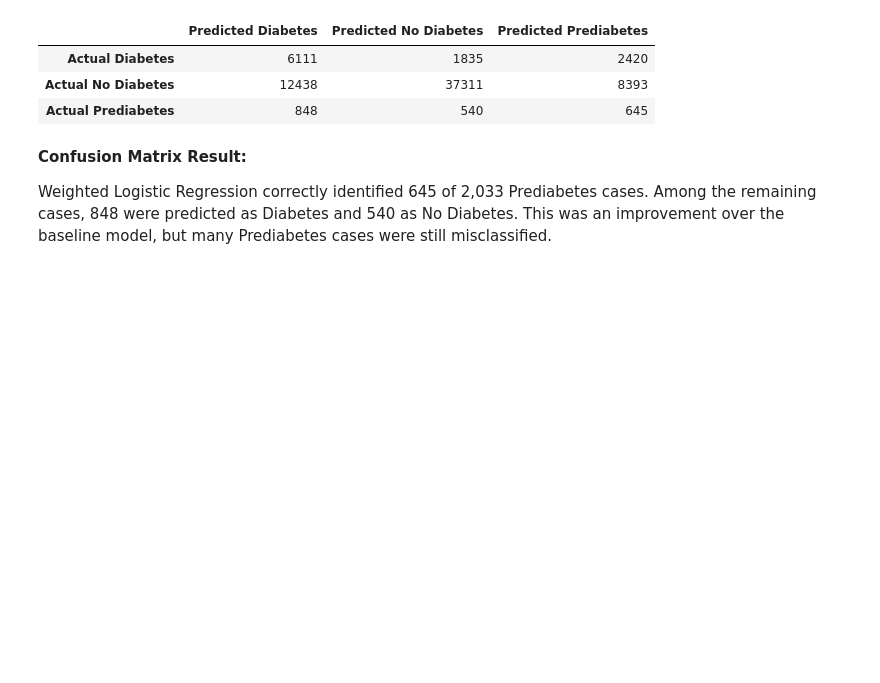
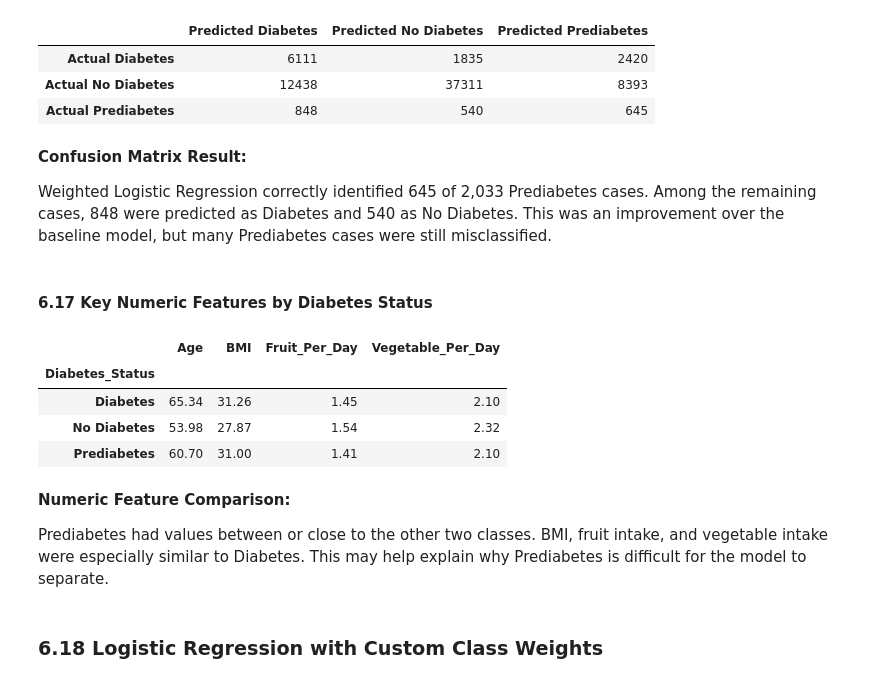
Before and after one commit to fujisoftboy2009/F26_4495_S2_LiqinS, a Jupyter notebook: Implementation/DiabetesAnalysis.ipynb, the cells around one changed output. Cells and saved outputs as stored; diff of their text form; code cells hidden in the pictures; blank space fills up the shorter version.

```diff
--- a/Implementation/DiabetesAnalysis.ipynb
+++ b/Implementation/DiabetesAnalysis.ipynb
@@ -2112,3 +2117,24 @@ display(weighted_logistic_cm_df)
 **Confusion Matrix Result:**
 
 Weighted Logistic Regression correctly identified 645 of 2,033 Prediabetes cases. Among the remaining cases, 848 were predicted as Diabetes and 540 as No Diabetes. This was an improvement over the baseline model, but many Prediabetes cases were still misclassified.
+# %% [markdown]
+#### 6.17 Key Numeric Features by Diabetes Status
+# %%
+# Compare key numeric features between the three classes
+feature_compare = model_df.groupby('Diabetes_Status')[
+    ['Age', 'BMI', 'Fruit_Per_Day', 'Vegetable_Per_Day']
+].mean().round(2)
+
+display(feature_compare)
+# %% [output]
+|  | Age | BMI | Fruit_Per_Day | Vegetable_Per_Day |
+| Diabetes_Status |  |  |  |  |
+| Diabetes | 65.34 | 31.26 | 1.45 | 2.10 |
+| No Diabetes | 53.98 | 27.87 | 1.54 | 2.32 |
+| Prediabetes | 60.70 | 31.00 | 1.41 | 2.10 |
+# %% [markdown]
+**Numeric Feature Comparison:**
+
+Prediabetes had values between or close to the other two classes. BMI, fruit intake, and vegetable intake were especially similar to Diabetes. This may help explain why Prediabetes is difficult for the model to separate.
+# %% [markdown]
+### 6.18 Logistic Regression with Custom Class Weights
```
Also changed, not shown: parts of 32 cells of this notebook.
